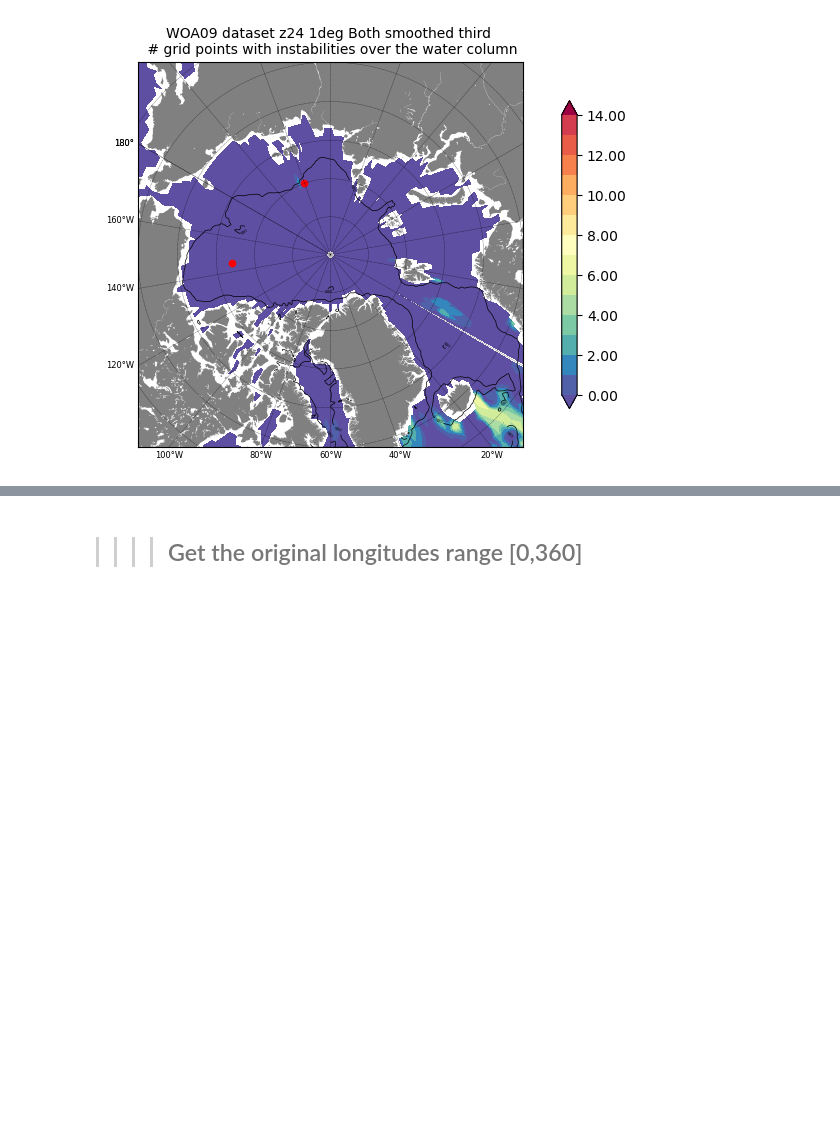
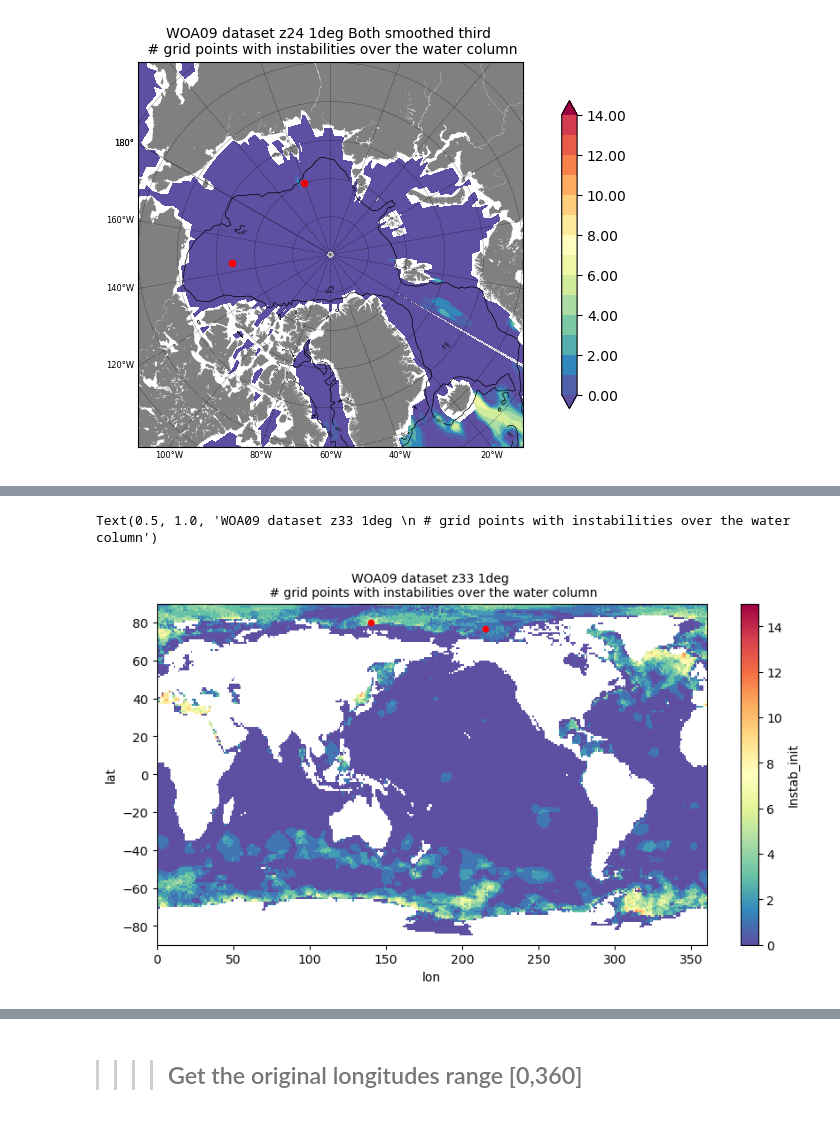
Before and after one commit to ctalandi/TOOLS, a Jupyter notebook: OTHERS/WOA2009/STABILITY/WOA09_SACT_Smooth.ipynb, the cells around one changed output, grey strips where cells are left out. Cells and saved outputs as stored; diff of their text form; code cells hidden in the pictures; blank space fills up the shorter version.

```diff
--- a/OTHERS/WOA2009/STABILITY/WOA09_SACT_Smooth.ipynb
+++ b/OTHERS/WOA2009/STABILITY/WOA09_SACT_Smooth.ipynb
@@ -542,0 +784,17 @@ Text(0.5, 1.0, 'WOA09 dataset z24 1deg Both smoothed third \n # grid points with
+# %%
+# Define a pressure from depth
+wpressure=gsw.p_from_z(-wz3D,wlat3D)
+
+# Units changes
+ds_woa09['SA']=gsw.conversions.SA_from_SP(ds_woa09['s_an'],wpressure,ds_woa09['lon'],ds_woa09['lat'])
+ds_woa09['CT']=gsw.conversions.CT_from_pt(ds_woa09['SA'],ds_woa09['t_an'])
+
+# Calulation of the Brunt-Vaissalla frequency
+N2_out=N2_Insta_Z33(ds_woa09,'SA','CT',wpressure,'Instab_init')
+
+# Save the Brunt-Vaissalla in a specific Dataset because of 1 less vertical level
+ds_outN2=xr.Dataset()
+ds_outN2['N2_ini']=(('depth','lat','lon'),N2_out)
+ds_outN2.coords['lat']=ds_woa09['lat']
+ds_outN2.coords['lon']=ds_woa09['lon']
+ds_outN2.coords['depth']=ds_woa09['depth'].isel(depth=slice(0,32))
@@ -542,0 +915,13 @@ Text(0.5, 1.0, 'WOA09 dataset z24 1deg Both smoothed third \n # grid points with
+# %%
+plt.figure(figsize=(10,5))
+
+ds_woa09['Instab_init'].plot(cmap='Spectral_r',vmax=15)
+# Latitude & longitude
+loc_x=140  ;  loc_y=80
+plt.scatter(loc_x,loc_y,20,marker='o', color='r')
+loc_x=215  ;  loc_y=77
+plt.scatter(loc_x,loc_y,20,marker='o', color='r')
+plt.title( 'WOA09 dataset z33 1deg \n # grid points with instabilities over the water column',fontsize=10)
+# %% [output]
+Text(0.5, 1.0, 'WOA09 dataset z33 1deg \n # grid points with instabilities over the water column')
+[figure, added]
```
Also changed, not shown: parts of 24 cells of this notebook.
